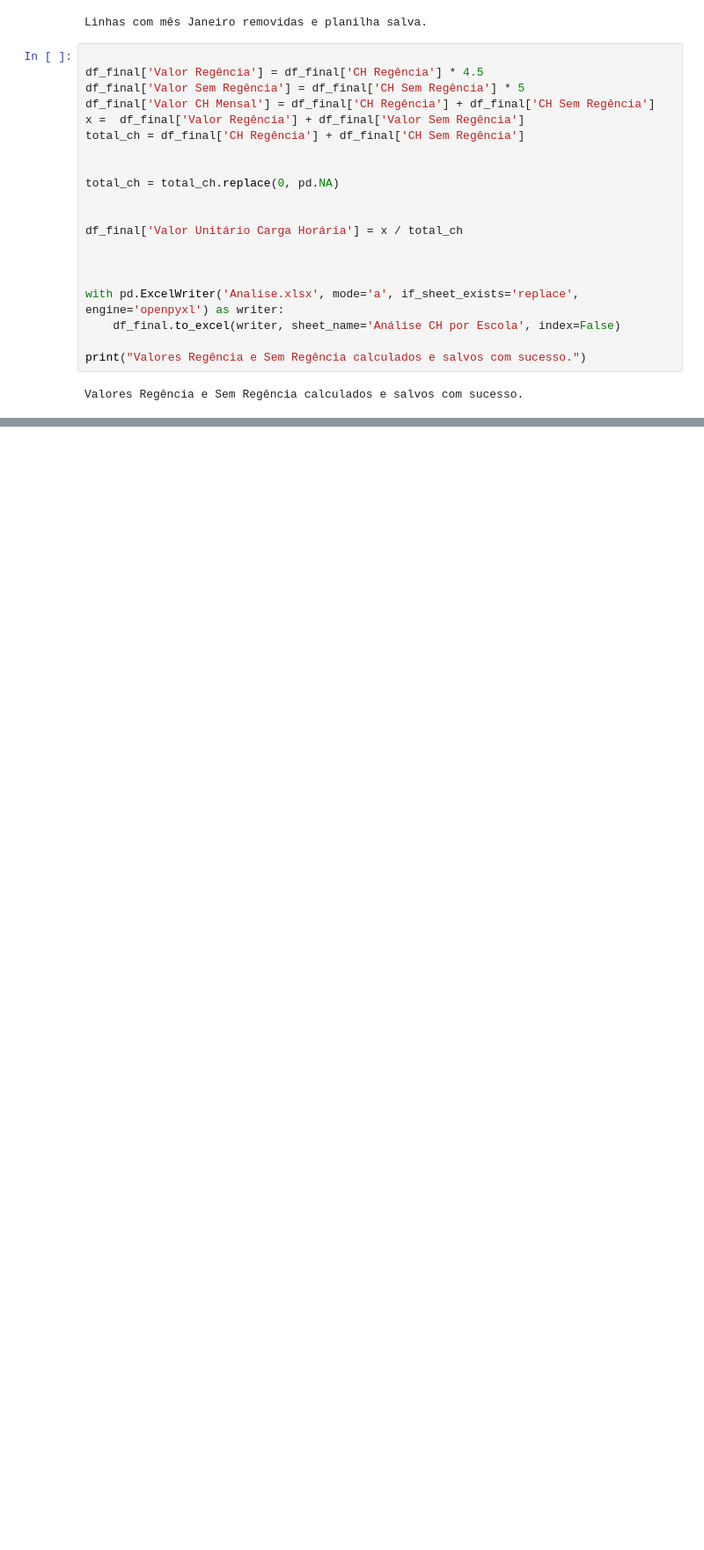
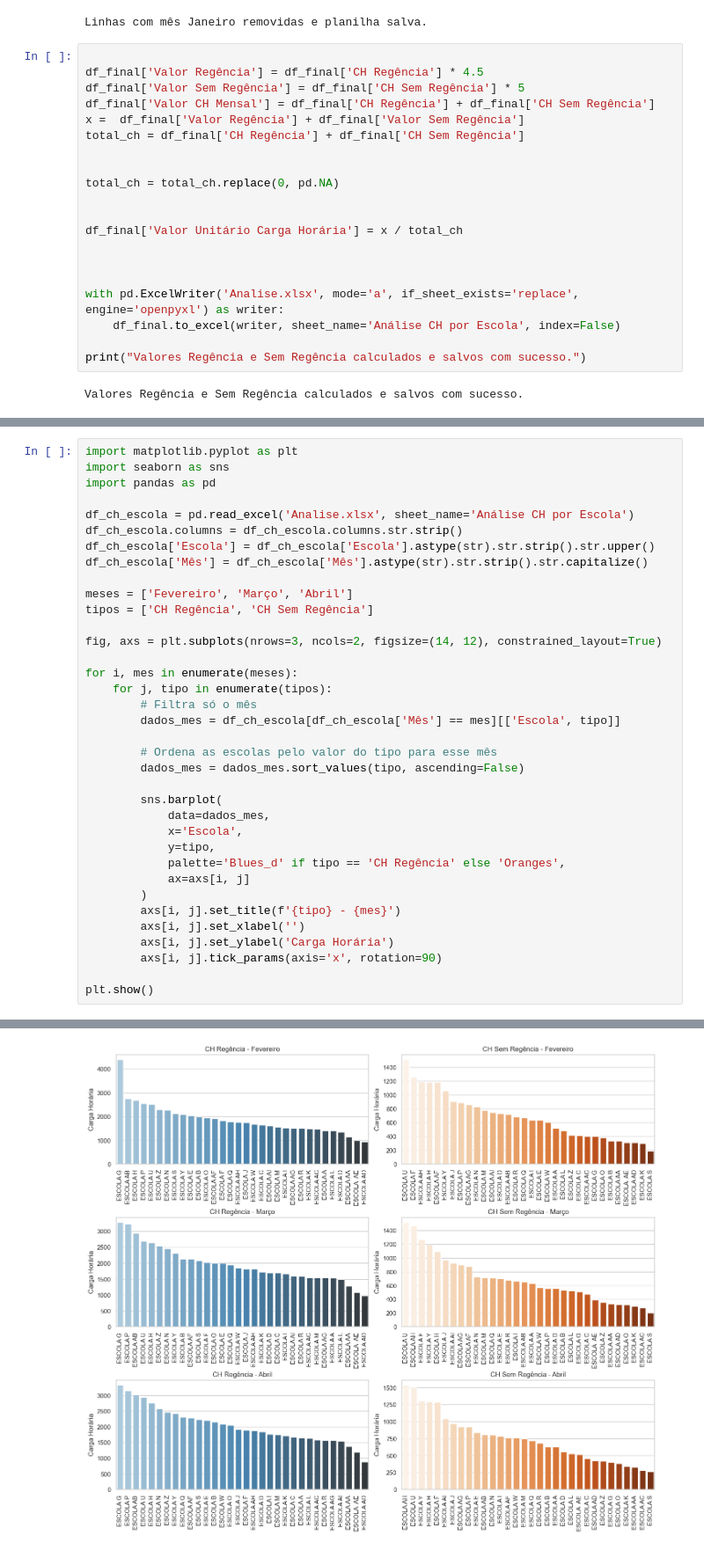
Before and after one commit to Emmanuel-Sampaio/Analise-Educacional, a Jupyter notebook: Untitled.ipynb, the cells around one changed output, grey strips where cells are left out. Shown at 88% size. Drawn from its saved outputs; the diff is of its cells as text; blank space fills up the shorter version.

```diff
--- a/Untitled.ipynb
+++ b/Untitled.ipynb
@@ -133,0 +218,37 @@ print(df_verifica_filt[['Escola', 'Mês','Valor Unitário Carga Horária' ,'CH R
+# %%
+import matplotlib.pyplot as plt
+import seaborn as sns
+import pandas as pd
+
+df_ch_escola = pd.read_excel('Analise.xlsx', sheet_name='Análise CH por Escola')
+df_ch_escola.columns = df_ch_escola.columns.str.strip()
+df_ch_escola['Escola'] = df_ch_escola['Escola'].astype(str).str.strip().str.upper()
+df_ch_escola['Mês'] = df_ch_escola['Mês'].astype(str).str.strip().str.capitalize()
+
+meses = ['Fevereiro', 'Março', 'Abril']
+tipos = ['CH Regência', 'CH Sem Regência']
+
+fig, axs = plt.subplots(nrows=3, ncols=2, figsize=(14, 12), constrained_layout=True)
+
+for i, mes in enumerate(meses):
+    for j, tipo in enumerate(tipos):
+        # Filtra só o mês
+        dados_mes = df_ch_escola[df_ch_escola['Mês'] == mes][['Escola', tipo]]
+
+        # Ordena as escolas pelo valor do tipo para esse mês
+        dados_mes = dados_mes.sort_values(tipo, ascending=False)
+
+        sns.barplot(
+            data=dados_mes,
+            x='Escola',
+            y=tipo,
+            palette='Blues_d' if tipo == 'CH Regência' else 'Oranges',
+            ax=axs[i, j]
+        )
+        axs[i, j].set_title(f'{tipo} - {mes}')
+        axs[i, j].set_xlabel('')
+        axs[i, j].set_ylabel('Carga Horária')
+        axs[i, j].tick_params(axis='x', rotation=90)
+
+plt.show()
+# %% [output]
@@ -133,0 +272 @@ print(df_verifica_filt[['Escola', 'Mês','Valor Unitário Carga Horária' ,'CH R
+[figure, added]
```
Also changed, not shown: parts of 10 cells of this notebook, 1 other file.
